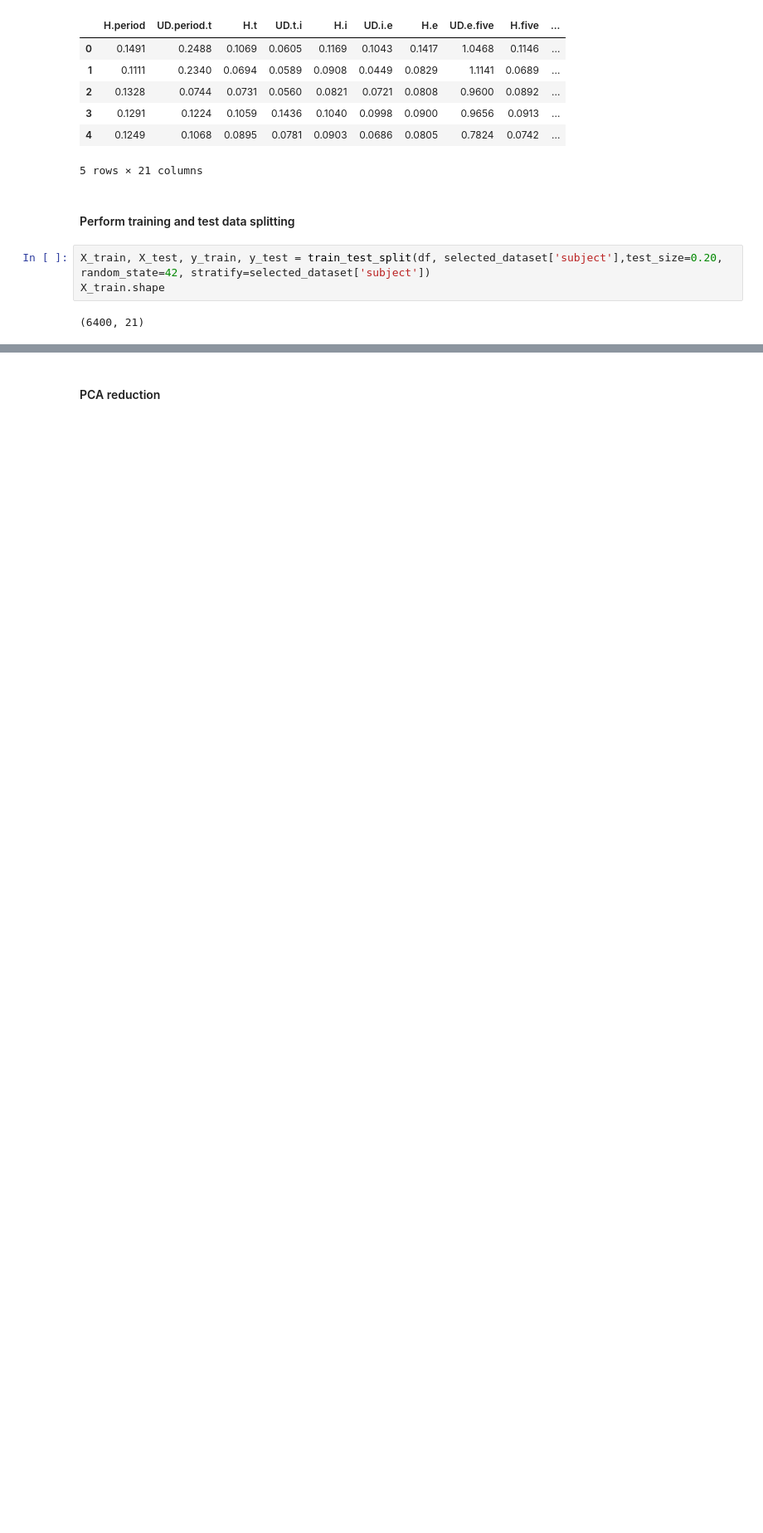
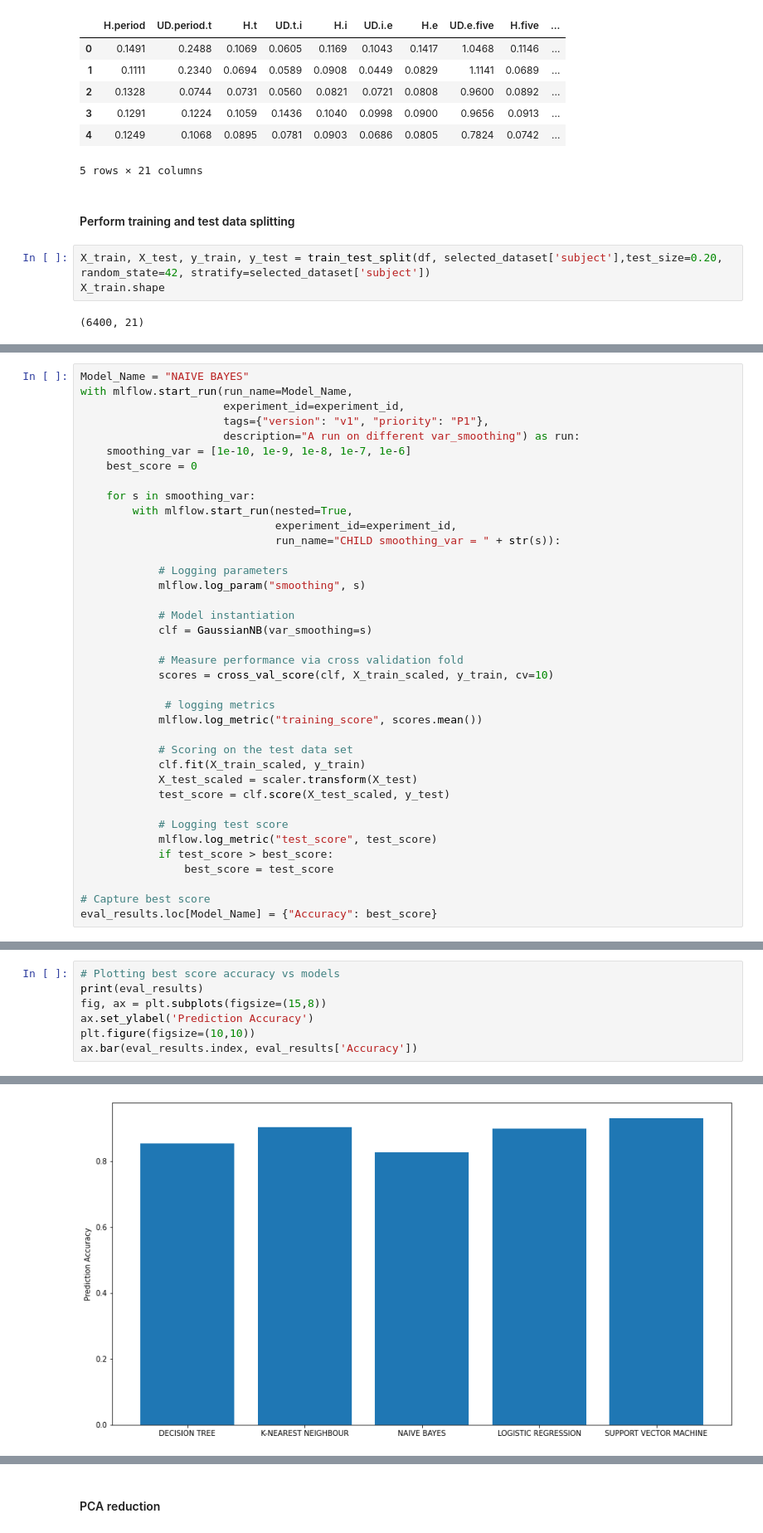
Before and after one commit to sokonana/NYP-IT105-Project, a Jupyter notebook: IT105-Model_Evaluation.ipynb, the cells around one changed output, grey strips where cells are left out. Shown: that part at 83% size. Saved outputs shown, nothing was run; the diff lists cells and outputs as text; blank space fills up the shorter version.

Commit message:
Updated on model evaluation of single algorithm models

```diff
--- a/IT105-Model_Evaluation.ipynb
+++ b/IT105-Model_Evaluation.ipynb
@@ -56,0 +164,38 @@ X_train.shape
+# %%
+Model_Name = "NAIVE BAYES"
+with mlflow.start_run(run_name=Model_Name,
+                      experiment_id=experiment_id,
+                      tags={"version": "v1", "priority": "P1"},
+                      description="A run on different var_smoothing") as run:
+    smoothing_var = [1e-10, 1e-9, 1e-8, 1e-7, 1e-6]
+    best_score = 0
+
+    for s in smoothing_var:
+        with mlflow.start_run(nested=True,
+                              experiment_id=experiment_id,
+                              run_name="CHILD smoothing_var = " + str(s)):
+
+            # Logging parameters
+            mlflow.log_param("smoothing", s)
+
+            # Model instantiation
+            clf = GaussianNB(var_smoothing=s)
+
+            # Measure performance via cross validation fold
+            scores = cross_val_score(clf, X_train_scaled, y_train, cv=10)
+
+             # logging metrics
+            mlflow.log_metric("training_score", scores.mean())
+
+            # Scoring on the test data set
+            clf.fit(X_train_scaled, y_train)
+            X_test_scaled = scaler.transform(X_test)
+            test_score = clf.score(X_test_scaled, y_test)
+
+            # Logging test score
+            mlflow.log_metric("test_score", test_score)
+            if test_score > best_score:
+                best_score = test_score
+
+# Capture best score
+eval_results.loc[Model_Name] = {"Accuracy": best_score}
@@ -56,0 +295,8 @@ X_train.shape
+# %%
+# Plotting best score accuracy vs models
+print(eval_results)
+fig, ax = plt.subplots(figsize=(15,8))
+ax.set_ylabel('Prediction Accuracy')
+plt.figure(figsize=(10,10))
+ax.bar(eval_results.index, eval_results['Accuracy'])
+# %% [output]
@@ -56,0 +310 @@ X_train.shape
+[figure, added]
```
Also changed, not shown: parts of 21 cells of this notebook.
